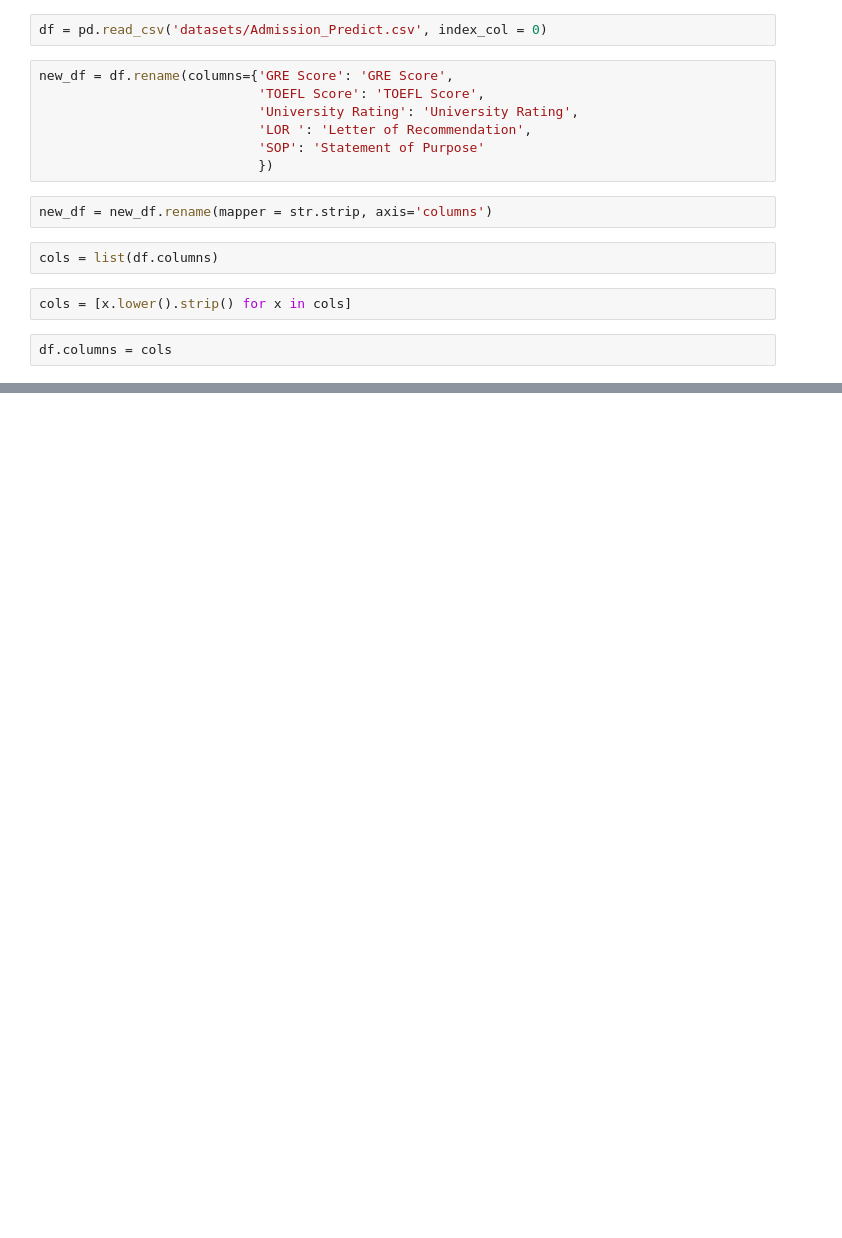
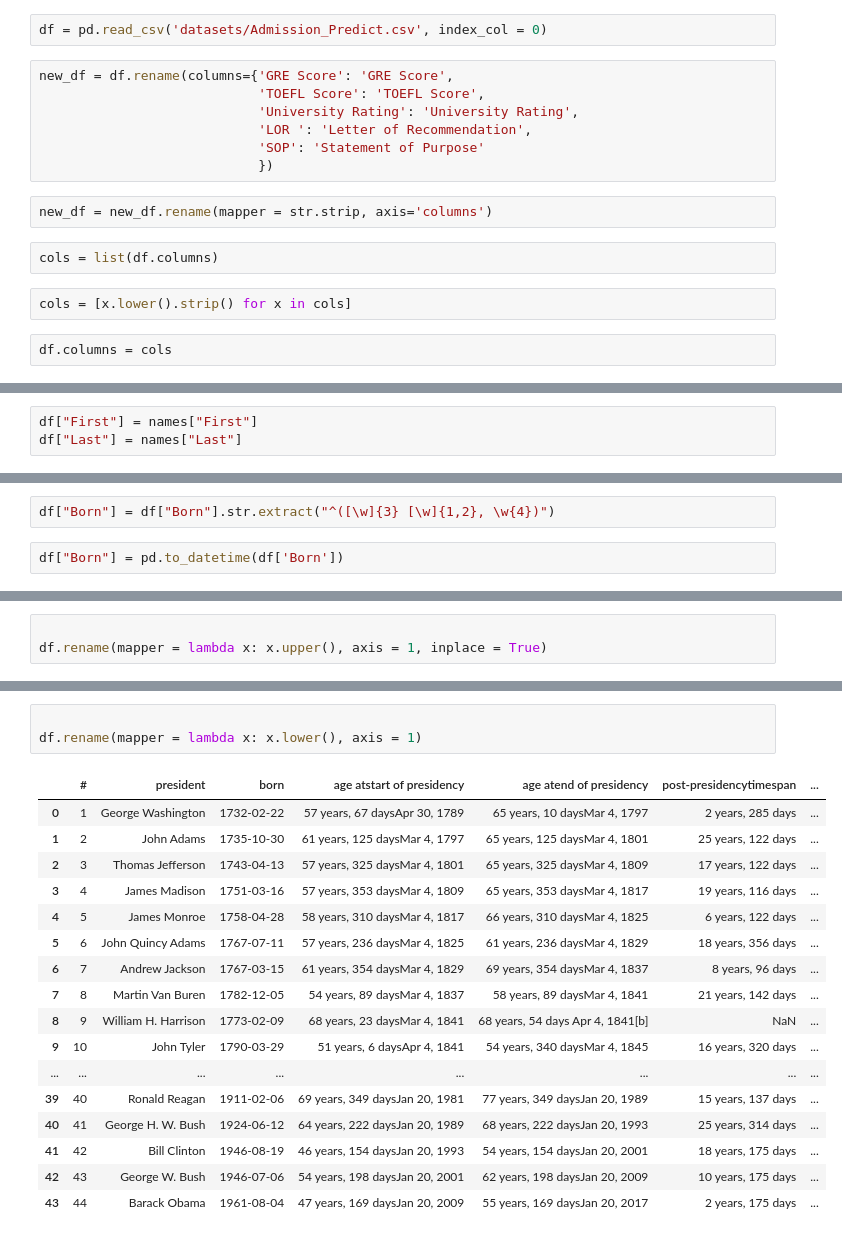
Before and after one commit to thedataengineer/learningPandas, a Jupyter notebook: DataFrame-2.ipynb, the cells around one changed output, grey strips where cells are left out. Drawn from its saved outputs; the diff is of its cells as text; blank space fills up the shorter version.

```diff
--- a/DataFrame-2.ipynb
+++ b/DataFrame-2.ipynb
@@ -56,0 +626,3 @@ df
+# %%
+df["First"] = names["First"]
+df["Last"] = names["Last"]
@@ -56,0 +649,4 @@ df
+# %%
+df["Born"] = df["Born"].str.extract("^([\w]{3} [\w]{1,2}, \w{4})")
+# %%
+df["Born"] = pd.to_datetime(df['Born'])
@@ -56,0 +673,3 @@ df
+# %%
+
+df.rename(mapper = lambda x: x.upper(), axis = 1, inplace = True)
@@ -56,0 +696,21 @@ df
+# %%
+
+df.rename(mapper = lambda x: x.lower(), axis = 1)
+# %% [output]
+|  | # | president | born | age atstart of presidency | age atend of presidency | post-presidencytimespan | ... |
+| 0 | 1 | George Washington | 1732-02-22 | 57 years, 67 daysApr 30, 1789 | 65 years, 10 daysMar 4, 1797 | 2 years, 285 days | ... |
+| 1 | 2 | John Adams | 1735-10-30 | 61 years, 125 daysMar 4, 1797 | 65 years, 125 daysMar 4, 1801 | 25 years, 122 days | ... |
+| 2 | 3 | Thomas Jefferson | 1743-04-13 | 57 years, 325 daysMar 4, 1801 | 65 years, 325 daysMar 4, 1809 | 17 years, 122 days | ... |
+| 3 | 4 | James Madison | 1751-03-16 | 57 years, 353 daysMar 4, 1809 | 65 years, 353 daysMar 4, 1817 | 19 years, 116 days | ... |
+| 4 | 5 | James Monroe | 1758-04-28 | 58 years, 310 daysMar 4, 1817 | 66 years, 310 daysMar 4, 1825 | 6 years, 122 days | ... |
+| 5 | 6 | John Quincy Adams | 1767-07-11 | 57 years, 236 daysMar 4, 1825 | 61 years, 236 daysMar 4, 1829 | 18 years, 356 days | ... |
+| 6 | 7 | Andrew Jackson | 1767-03-15 | 61 years, 354 daysMar 4, 1829 | 69 years, 354 daysMar 4, 1837 | 8 years, 96 days | ... |
+| 7 | 8 | Martin Van Buren | 1782-12-05 | 54 years, 89 daysMar 4, 1837 | 58 years, 89 daysMar 4, 1841 | 21 years, 142 days | ... |
+| 8 | 9 | William H. Harrison | 1773-02-09 | 68 years, 23 daysMar 4, 1841 | 68 years, 54 days Apr 4, 1841[b] | NaN | ... |
+| 9 | 10 | John Tyler | 1790-03-29 | 51 years, 6 daysApr 4, 1841 | 54 years, 340 daysMar 4, 1845 | 16 years, 320 days | ... |
+| ... | ... | ... | ... | ... | ... | ... | ... |
+| 39 | 40 | Ronald Reagan | 1911-02-06 | 69 years, 349 daysJan 20, 1981 | 77 years, 349 daysJan 20, 1989 | 15 years, 137 days | ... |
+| 40 | 41 | George H. W. Bush | 1924-06-12 | 64 years, 222 daysJan 20, 1989 | 68 years, 222 daysJan 20, 1993 | 25 years, 314 days | ... |
+| 41 | 42 | Bill Clinton | 1946-08-19 | 46 years, 154 daysJan 20, 1993 | 54 years, 154 daysJan 20, 2001 | 18 years, 175 days | ... |
+| 42 | 43 | George W. Bush | 1946-07-06 | 54 years, 198 daysJan 20, 2001 | 62 years, 198 daysJan 20, 2009 | 10 years, 175 days | ... |
+| 43 | 44 | Barack Obama | 1961-08-04 | 47 years, 169 daysJan 20, 2009 | 55 years, 169 daysJan 20, 2017 | 2 years, 175 days | ... |
```
Also changed, not shown: parts of 68 cells of this notebook, 2 other files.
